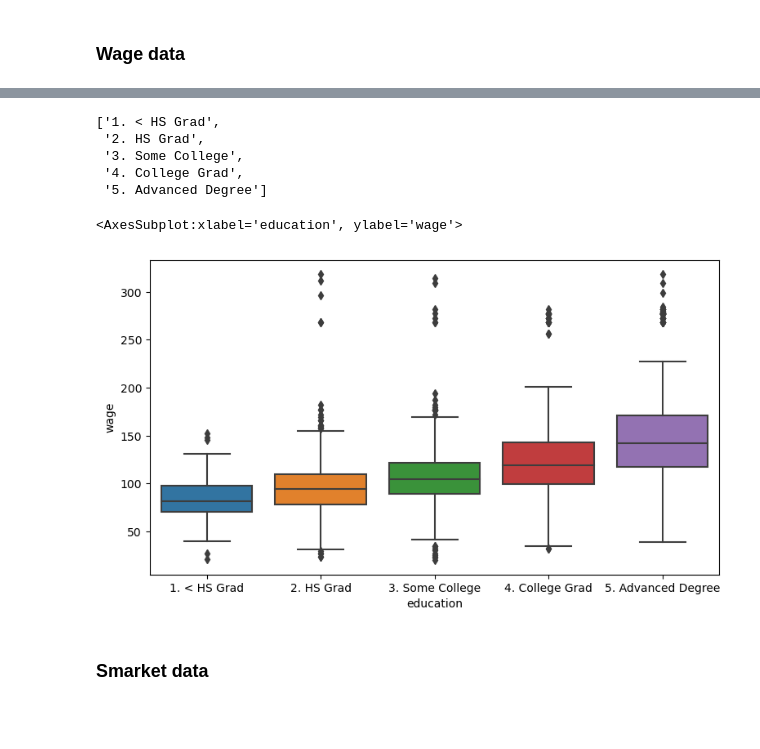
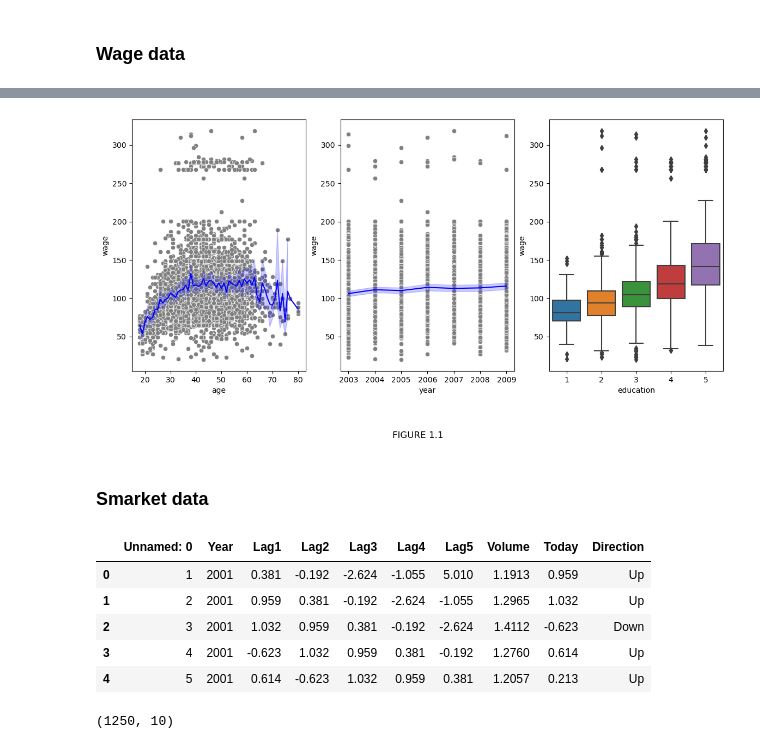
Before and after one commit to jayant91089/islr-python, a Jupyter notebook: Notebooks2/Chapter1.ipynb, the cells around one changed output, grey strips where cells are left out. Cells and saved outputs as stored; diff of their text form; code cells hidden in the pictures; blank space fills up the shorter version.

```diff
--- a/Notebooks2/Chapter1.ipynb
+++ b/Notebooks2/Chapter1.ipynb
@@ -34,20 +22,31 @@ ax = sb.lineplot(data=df_wage, x="year",y="wage",estimator="mean",c='blue', ax=a
-# %%
-sorted(df_wage.education.unique())
-# %% [output]
-['1. < HS Grad',
- '2. HS Grad',
- '3. Some College',
- '4. College Grad',
- '5. Advanced Degree']
 # %%
-df_wage.education = pd.Categorical(df_wage.education,categories=sorted(df_wage.education.unique()),ordered=True)
-_ = plt.figure(figsize=(9,5))
-ax = plt.gca()
-sb.boxplot(data=df_wage,x="education",y="wage")
+# df_wage.education = pd.Categorical(df_wage.education,categories=sorted(df_wage.education.unique()),ordered=True)
+df_wage["education"] = df_wage["education"].apply(lambda x: int(x[0]))
-# %% [output]
-<AxesSubplot:xlabel='education', ylabel='wage'>
-[figure, removed]
+# %%
+fig,axes = plt.subplots(nrows=1,ncols=3,figsize=(14,6))
+axes = axes.flatten()
+_ = sb.scatterplot(data=df_wage,x="age",y="wage", ax= axes[0], c="gray")
+_ = sb.lineplot(data=df_wage, x="age",y="wage", estimator="mean",c='blue', ax=axes[0])
+_ = sb.scatterplot(data=df_wage,x="year",y="wage", ax= axes[1], c="gray")
+_ = sb.lineplot(data=df_wage, x="year",y="wage", estimator="mean",c='blue', ax=axes[1])
+_ = sb.boxplot(data=df_wage,x="education",y="wage",ax=axes[2])
+_ = fig.supxlabel("FIGURE 1.1",y=-0.1)
+# %% [output]
+[figure, added]
 # %% [markdown]
 ### Smarket data
 # %%
 df_sm = pd.read_csv("../Notebooks/Data/Smarket.csv")
+# %%
+df_sm.head()
+# %% [output]
+|  | Unnamed: 0 | Year | Lag1 | Lag2 | Lag3 | Lag4 | Lag5 | Volume | Today | Direction |
+| 0 | 1 | 2001 | 0.381 | -0.192 | -2.624 | -1.055 | 5.010 | 1.1913 | 0.959 | Up |
+| 1 | 2 | 2001 | 0.959 | 0.381 | -0.192 | -2.624 | -1.055 | 1.2965 | 1.032 | Up |
+| 2 | 3 | 2001 | 1.032 | 0.959 | 0.381 | -0.192 | -2.624 | 1.4112 | -0.623 | Down |
+| 3 | 4 | 2001 | -0.623 | 1.032 | 0.959 | 0.381 | -0.192 | 1.2760 | 0.614 | Up |
+| 4 | 5 | 2001 | 0.614 | -0.623 | 1.032 | 0.959 | 0.381 | 1.2057 | 0.213 | Up |
+# %%
+df_sm.shape # ~52*5*5=1300 market days in 5 years
+# %% [output]
+(1250, 10)
```
Also changed, not shown: parts of 10 cells of this notebook.
